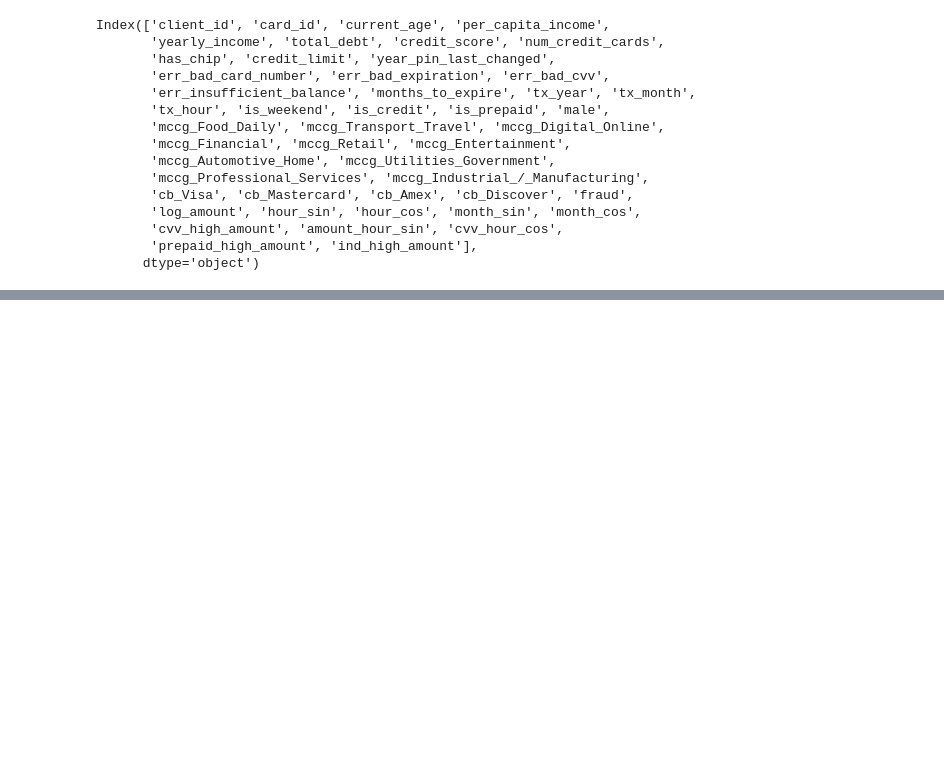
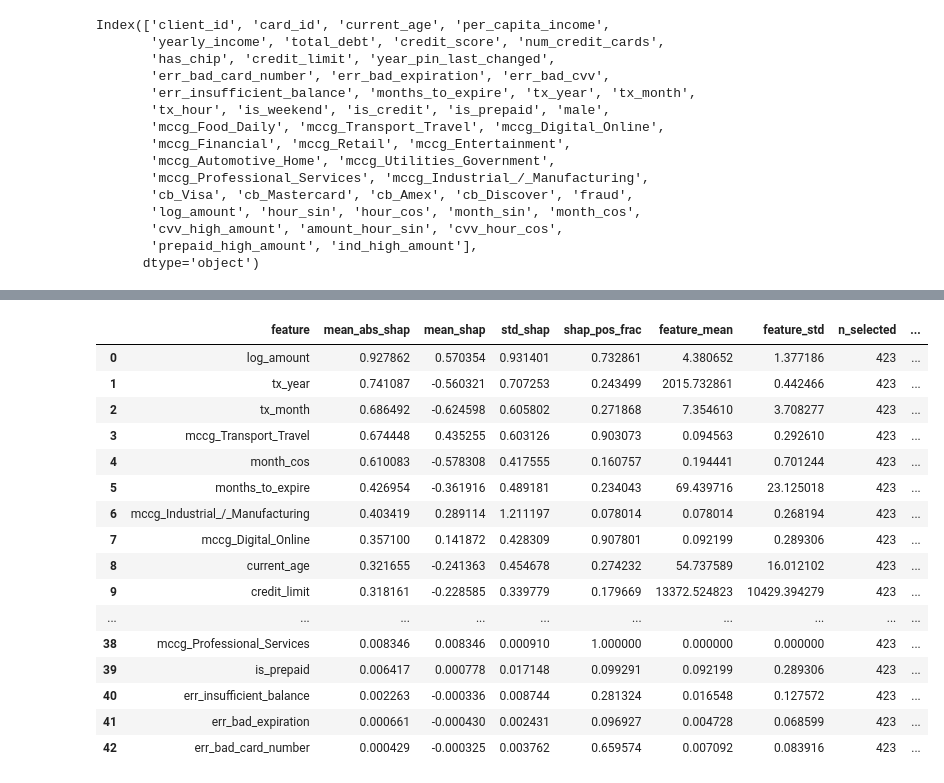
Before and after one commit to BDAIFin/knk, a Jupyter notebook: notebooks/00_build_dataset.ipynb, the cells around one changed output, grey strips where cells are left out. Saved outputs shown, nothing was run; the diff lists cells and outputs as text; code cells hidden in the pictures; blank space fills up the shorter version.

Commit message:
feat: dataset after first EDA

```diff
--- a/notebooks/00_build_dataset.ipynb
+++ b/notebooks/00_build_dataset.ipynb
@@ -347,3 +407,6 @@ df.to_parquet("data/dataset2")
+# %%
+import pandas as pd
+df = pd.read_parquet("../data/dataset2")
 # %%
 df.shape
 # %% [output]
@@ -751,0 +1064,2 @@ weighted avg {'precision': 0.9777390808489942, 'recall': 0.9056761904761905, 'f1
+# %%
+df.drop(columns=["cvv_hour_cos", "cvv_high_amount"], inplace=True)
@@ -751,0 +1255,75 @@ weighted avg {'precision': 0.9777390808489942, 'recall': 0.9056761904761905, 'f1
+# %%
+import numpy as np
+import pandas as pd
+
+def shap_fraud_only_table(out, top_k=30, *, label_value=1):
+    """
+    out: xgb_native_shap()가 반환한 dict
+      required keys: ["shap_values", "feat_cols", "X_ev", "y_ev"]
+
+    label_value: 1이면 fraud==1만, 0이면 non-fraud만
+    """
+    shap_vals = out["shap_values"]                 # (n_ev, n_feat)
+    feat_cols = np.array(out["feat_cols"])         # (n_feat,)
+    X_ev = out["X_ev"]                             # (n_ev, n_feat)
+    y_ev = out["y_ev"]                             # (n_ev,)
+
+    # 안전 체크
+    if shap_vals.shape[0] != len(y_ev) or X_ev.shape[0] != len(y_ev):
+        raise ValueError(
+            f"Shape mismatch: shap_vals={shap_vals.shape}, X_ev={X_ev.shape}, y_ev={len(y_ev)}. "
+            "xgb_native_shap()에서 ev_idx로 뽑은 y_ev를 out에 넣었는지 확인!"
+        )
+
+    mask = (y_ev == label_value)
+    n_sel = int(mask.sum())
+    if n_sel == 0:
+        raise ValueError(f"No samples with y_ev == {label_value} inside SHAP eval subset. Increase n_eval or stratify sampling.")
+
+    shap_s = shap_vals[mask]
+    X_s = X_ev[mask]
+
+    mean_abs = np.mean(np.abs(shap_s), axis=0)
+    mean_shap = np.mean(shap_s, axis=0)
+    std_shap = np.std(shap_s, axis=0)
+    pos_frac = np.mean(shap_s > 0, axis=0)
+
+    feat_mean = np.mean(X_s, axis=0)
+    feat_std = np.std(X_s, axis=0)
+
+    df_tab = pd.DataFrame({
+        "feature": feat_cols,
+        "mean_abs_shap": mean_abs,
+        "mean_shap": mean_shap,
+        "std_shap": std_shap,
+        "shap_pos_frac": pos_frac,
+        "feature_mean": feat_mean,
+        "feature_std": feat_std,
+        "n_selected": n_sel,
+        "base_pos_rate_in_ev": float(np.mean(y_ev == 1)),
+        "selected_pos_rate": float(np.mean(mask)),   # label_value=1이면 fraud fraction
+    }).sort_values("mean_abs_shap", ascending=False)
+
+    return df_tab.head(top_k).reset_index(drop=True)
+
+# ✅ fraud==1 only
+fraud_tab = shap_fraud_only_table(out, top_k=50, label_value=1)
+fraud_tab
+# %% [output]
+|  | feature | mean_abs_shap | mean_shap | std_shap | shap_pos_frac | feature_mean | feature_std | n_selected | ... |
+| 0 | log_amount | 0.927862 | 0.570354 | 0.931401 | 0.732861 | 4.380652 | 1.377186 | 423 | ... |
+| 1 | tx_year | 0.741087 | -0.560321 | 0.707253 | 0.243499 | 2015.732861 | 0.442466 | 423 | ... |
+| 2 | tx_month | 0.686492 | -0.624598 | 0.605802 | 0.271868 | 7.354610 | 3.708277 | 423 | ... |
+| 3 | mccg_Transport_Travel | 0.674448 | 0.435255 | 0.603126 | 0.903073 | 0.094563 | 0.292610 | 423 | ... |
+| 4 | month_cos | 0.610083 | -0.578308 | 0.417555 | 0.160757 | 0.194441 | 0.701244 | 423 | ... |
+| 5 | months_to_expire | 0.426954 | -0.361916 | 0.489181 | 0.234043 | 69.439716 | 23.125018 | 423 | ... |
+| 6 | mccg_Industrial_/_Manufacturing | 0.403419 | 0.289114 | 1.211197 | 0.078014 | 0.078014 | 0.268194 | 423 | ... |
+| 7 | mccg_Digital_Online | 0.357100 | 0.141872 | 0.428309 | 0.907801 | 0.092199 | 0.289306 | 423 | ... |
+| 8 | current_age | 0.321655 | -0.241363 | 0.454678 | 0.274232 | 54.737589 | 16.012102 | 423 | ... |
+| 9 | credit_limit | 0.318161 | -0.228585 | 0.339779 | 0.179669 | 13372.524823 | 10429.394279 | 423 | ... |
+| ... | ... | ... | ... | ... | ... | ... | ... | ... | ... |
+| 38 | mccg_Professional_Services | 0.008346 | 0.008346 | 0.000910 | 1.000000 | 0.000000 | 0.000000 | 423 | ... |
+| 39 | is_prepaid | 0.006417 | 0.000778 | 0.017148 | 0.099291 | 0.092199 | 0.289306 | 423 | ... |
+| 40 | err_insufficient_balance | 0.002263 | -0.000336 | 0.008744 | 0.281324 | 0.016548 | 0.127572 | 423 | ... |
+| 41 | err_bad_expiration | 0.000661 | -0.000430 | 0.002431 | 0.096927 | 0.004728 | 0.068599 | 423 | ... |
+| 42 | err_bad_card_number | 0.000429 | -0.000325 | 0.003762 | 0.659574 | 0.007092 | 0.083916 | 423 | ... |
```
Also changed, not shown: parts of 35 cells of this notebook, 7 other files.
